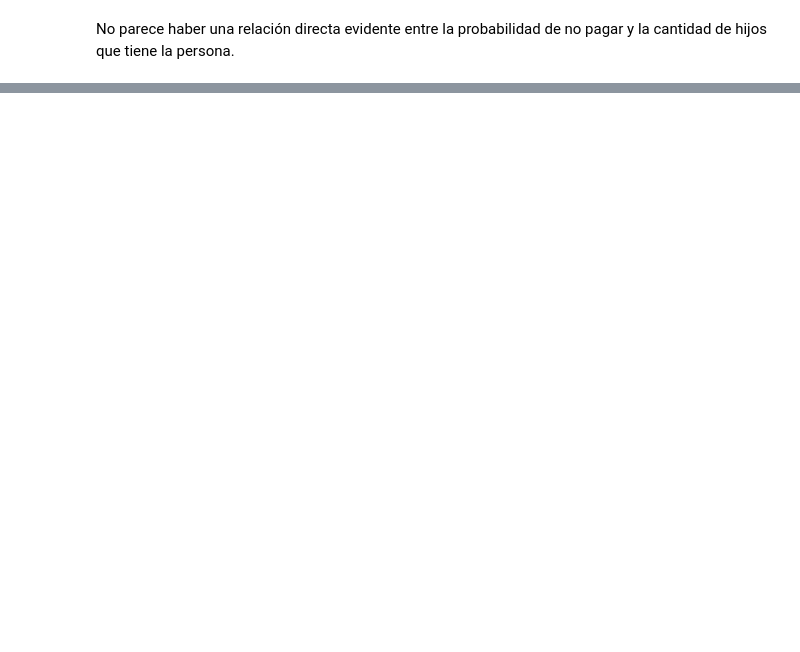
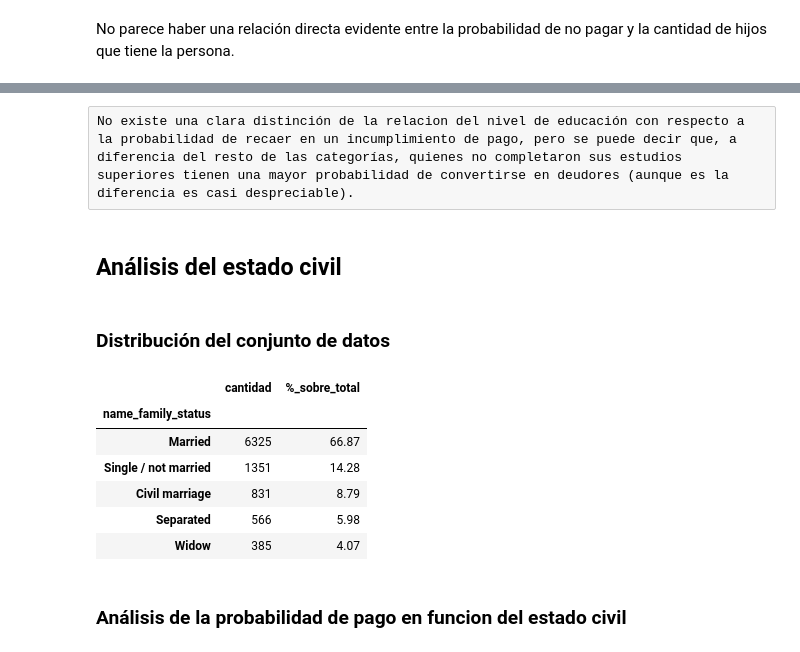
Before and after one commit to AgusTrulli/ML_Grupo_2, a Jupyter notebook: tp1_EDA.ipynb, the cells around one changed output, grey strips where cells are left out. Drawn from its saved outputs; the diff is of its cells as text; code cells hidden in the pictures; blank space fills up the shorter version.

```diff
--- a/tp1_EDA.ipynb
+++ b/tp1_EDA.ipynb
@@ -414,0 +498,18 @@ No parece haber una relación directa evidente entre la probabilidad de no pagar
+# %% [raw]
+No existe una clara distinción de la relacion del nivel de educación con respecto a la probabilidad de recaer en un incumplimiento de pago, pero se puede decir que, a diferencia del resto de las categorías, quienes no completaron sus estudios superiores tienen una mayor probabilidad de convertirse en deudores (aunque es la diferencia es casi despreciable).
+# %% [markdown]
+## Análisis del estado civil
+# %% [markdown]
+### Distribución del conjunto de datos
+# %%
+make_value_counts(df_clients, 'name_family_status')
+# %% [output]
+|  | cantidad | %_sobre_total |
+| name_family_status |  |  |
+| Married | 6325 | 66.87 |
+| Single / not married | 1351 | 14.28 |
+| Civil marriage | 831 | 8.79 |
+| Separated | 566 | 5.98 |
+| Widow | 385 | 4.07 |
+# %% [markdown]
+### Análisis de la probabilidad de pago en funcion del estado civil
```
Also changed, not shown: parts of 23 cells of this notebook.
